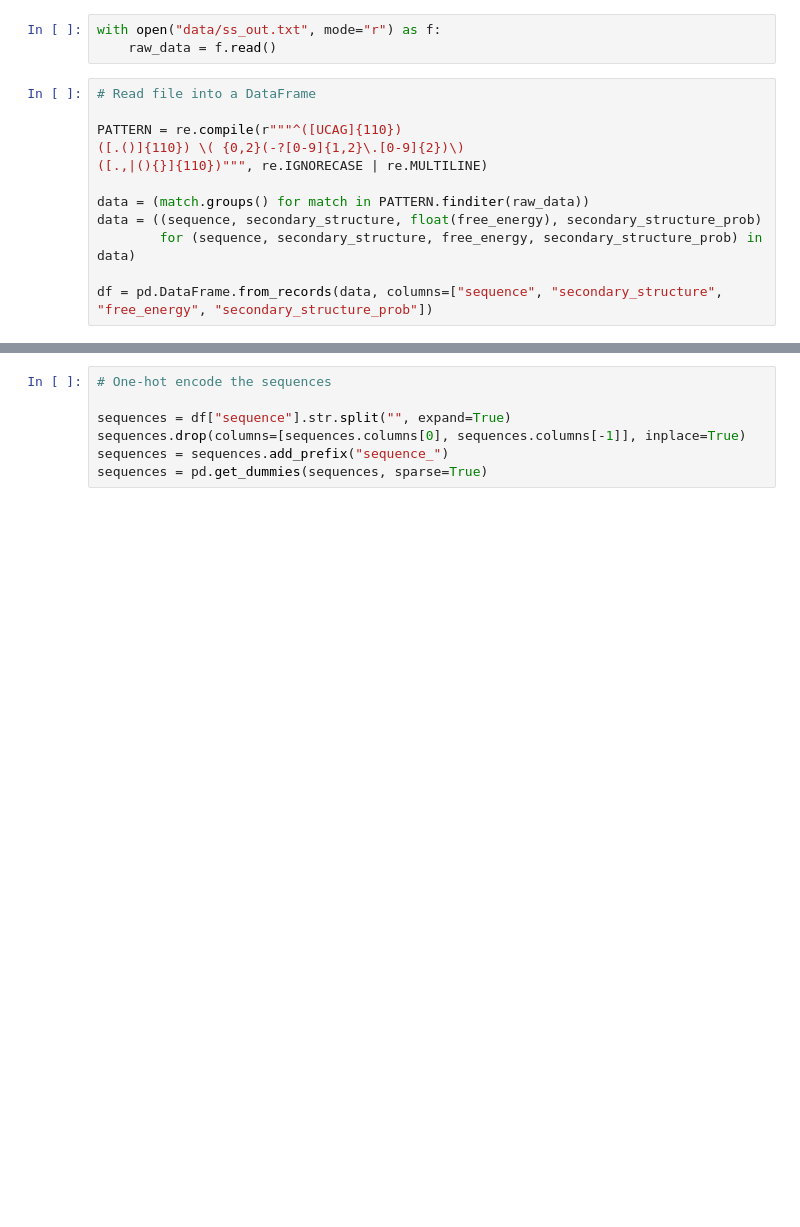
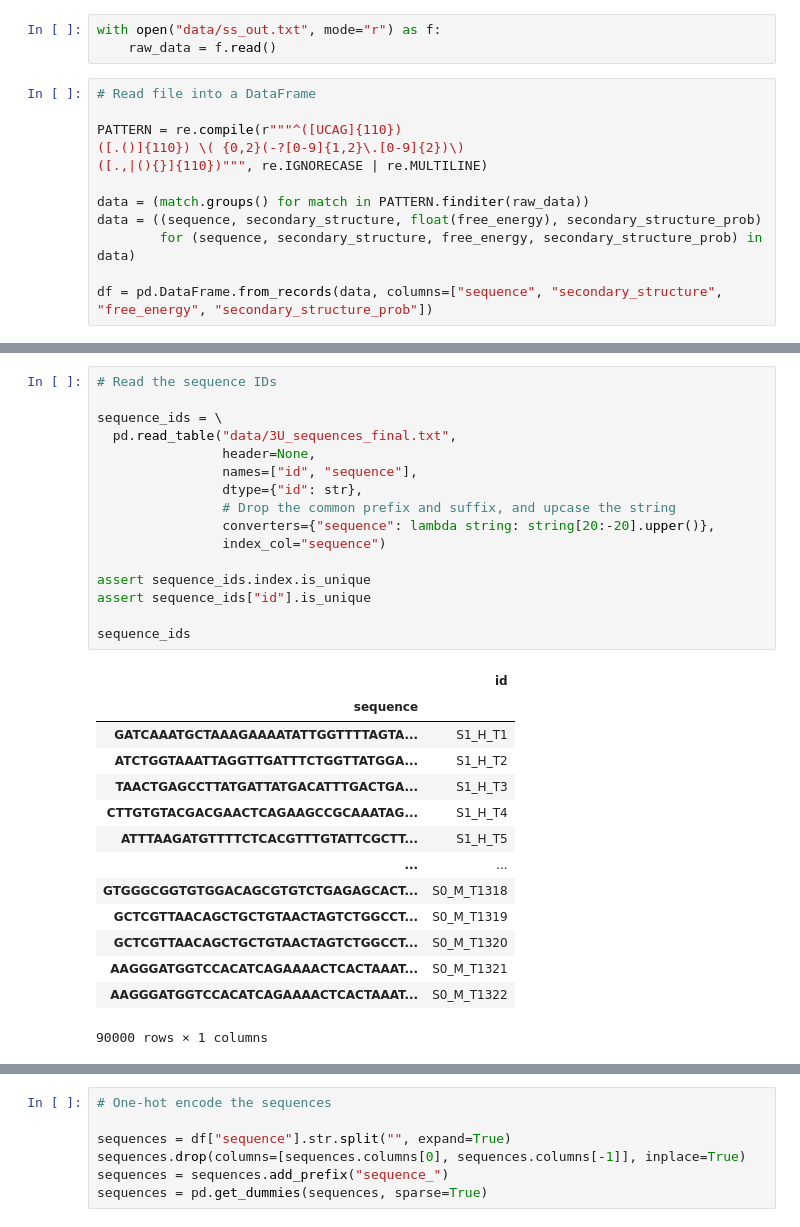
Before and after one commit to mbikovitsky/intro-to-ai-2020-final-project, a Jupyter notebook: Secondary Structure.ipynb, the cells around one changed output, grey strips where cells are left out. Drawn from its saved outputs; the diff is of its cells as text; blank space fills up the shorter version.

```diff
--- a/Secondary Structure.ipynb
+++ b/Secondary Structure.ipynb
@@ -26,0 +44,31 @@ df["sequence"] = df["sequence"].str.replace("U", "T")
+# %%
+# Read the sequence IDs
+
+sequence_ids = \
+  pd.read_table("data/3U_sequences_final.txt",
+                header=None,
+                names=["id", "sequence"],
+                dtype={"id": str},
+                # Drop the common prefix and suffix, and upcase the string
+                converters={"sequence": lambda string: string[20:-20].upper()},
+                index_col="sequence")
+
+assert sequence_ids.index.is_unique
+assert sequence_ids["id"].is_unique
+
+sequence_ids
+# %% [output]
+|  | id |
+| sequence |  |
+| GATCAAATGCTAAAGAAAATATTGGTTTTAGTA... | S1_H_T1 |
+| ATCTGGTAAATTAGGTTGATTTCTGGTTATGGA... | S1_H_T2 |
+| TAACTGAGCCTTATGATTATGACATTTGACTGA... | S1_H_T3 |
+| CTTGTGTACGACGAACTCAGAAGCCGCAAATAG... | S1_H_T4 |
+| ATTTAAGATGTTTTCTCACGTTTGTATTCGCTT... | S1_H_T5 |
+| ... | ... |
+| GTGGGCGGTGTGGACAGCGTGTCTGAGAGCACT... | S0_M_T1318 |
+| GCTCGTTAACAGCTGCTGTAACTAGTCTGGCCT... | S0_M_T1319 |
+| GCTCGTTAACAGCTGCTGTAACTAGTCTGGCCT... | S0_M_T1320 |
+| AAGGGATGGTCCACATCAGAAAACTCACTAAAT... | S0_M_T1321 |
+| AAGGGATGGTCCACATCAGAAAACTCACTAAAT... | S0_M_T1322 |
+90000 rows × 1 columns
```
Also changed, not shown: parts of 21 cells of this notebook.
